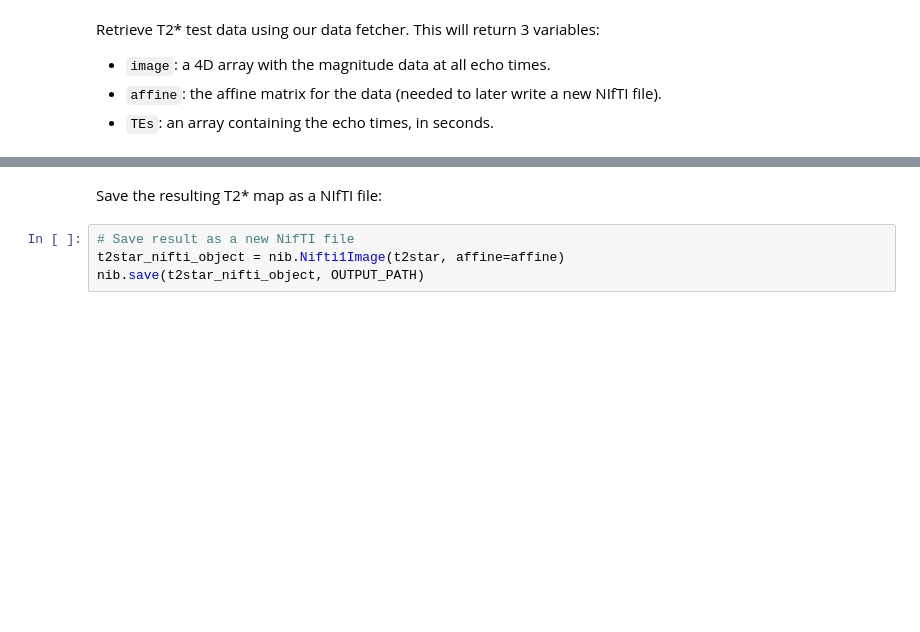
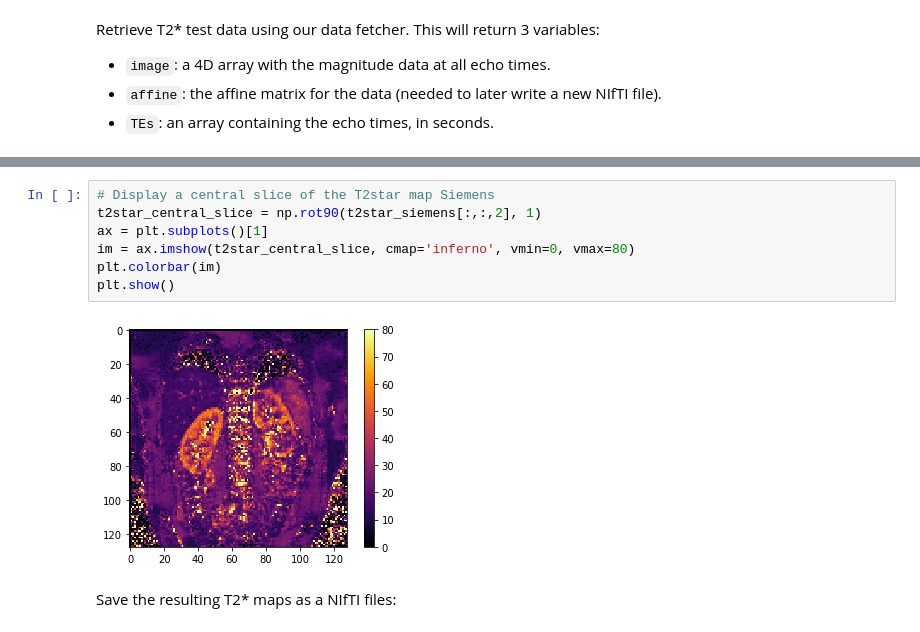
Before and after one commit to UKRIN-MAPS/ukat, a Jupyter notebook: tutorials/t2star_calculation.ipynb, the cells around one changed output, grey strips where cells are left out. Saved outputs shown, nothing was run; the diff lists cells and outputs as text; blank space fills up the shorter version.

```diff
--- a/tutorials/t2star_calculation.ipynb
+++ b/tutorials/t2star_calculation.ipynb
@@ -56,6 +73,11 @@ plt.show()
+# %%
+# Display a central slice of the T2star map Siemens
+t2star_central_slice = np.rot90(t2star_siemens[:,:,2], 1)
+ax = plt.subplots()[1]
+im = ax.imshow(t2star_central_slice, cmap='inferno', vmin=0, vmax=80)
+plt.colorbar(im)
+plt.show()
+# %% [output]
+[figure, added]
 # %% [markdown]
-Save the resulting T2* map as a NIfTI file:
+Save the resulting T2* maps as a NIfTI files:
-# %%
-# Save result as a new NifTI file
-t2star_nifti_object = nib.Nifti1Image(t2star, affine=affine)
-nib.save(t2star_nifti_object, OUTPUT_PATH)
```
Also changed, not shown: parts of 11 cells of this notebook, 6 other files.
